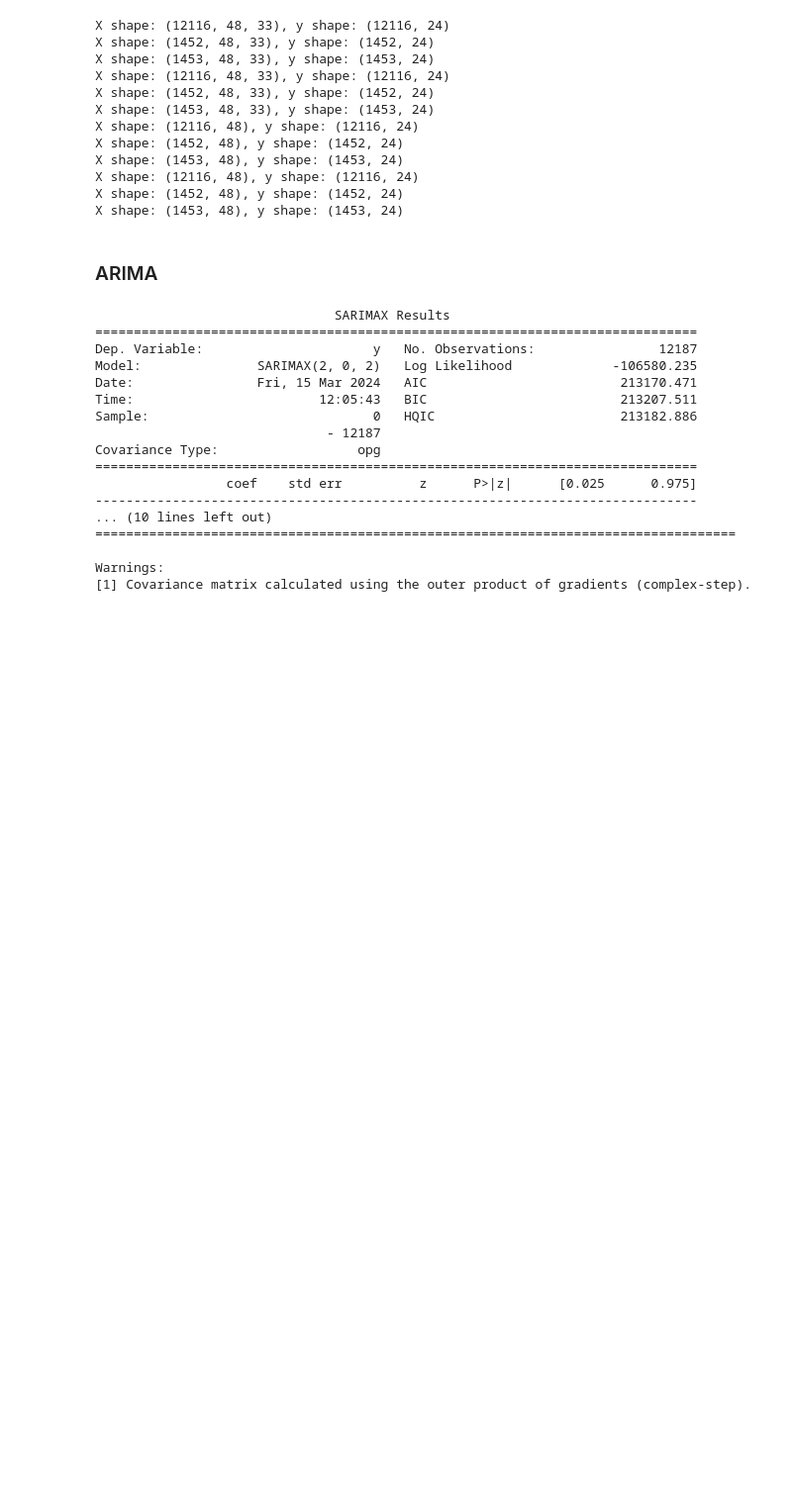
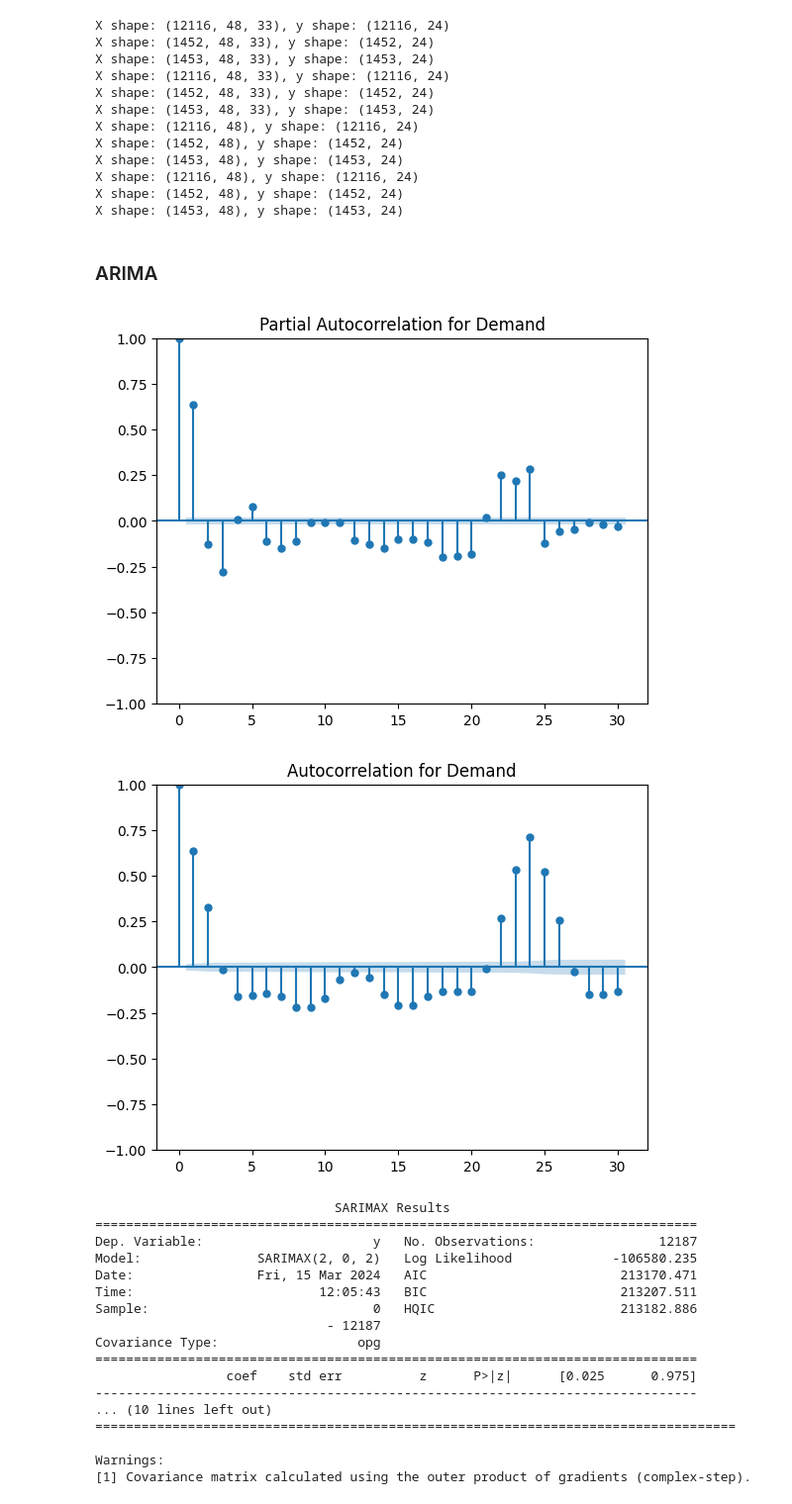
Before and after one commit to justtns/BC2407-Energy-Forecasting, a Jupyter notebook: notebooks/model_building.ipynb, the cells around one changed output. Shown at 99% size. Saved outputs shown, nothing was run; the diff lists cells and outputs as text; code cells hidden in the pictures; blank space fills up the shorter version.

Commit message:
added acf, pacf tests, added to do

```diff
--- a/notebooks/model_building.ipynb
+++ b/notebooks/model_building.ipynb
@@ -13,6 +9,5 @@ WARNING:tensorflow:From c:\Users\justi\anaconda3\Lib\site-packages\keras\src\los
 # %%
-df = pd.read_parquet("data\ENEFIT_dataset.parquet")
-# df = pd.read_parquet("/Users/justin/Desktop/Y2S2/BC2407/Project/data/ENEFIT_dataset.parquet")
+df = pd.read_parquet("../data/processed/ENEFIT_dataset.parquet")
 df['hour'] = df.index.hour
 df['month'] = df.index.month
 df['day'] = df.index.weekday + 1
@@ -136,6 +131,21 @@ X shape: (1453, 48), y shape: (1453, 24)
 # %%
 from statsmodels.tsa.arima.model import ARIMA
 from pmdarima import auto_arima
+# %%
+from statsmodels.graphics.tsaplots import plot_acf, plot_pacf
+
+# PACF for p
+plot_pacf(train_df[target_column_name], lags=30)
+plt.title("Partial Autocorrelation for Demand")
+plt.show()
+
+# ACF for q
+plot_acf(train_df[target_column_name], lags=30)
+plt.title("Autocorrelation for Demand")
+plt.show()
+# %% [output]
+[figure, added]
+[figure, added]
 # %%
 model = auto_arima(train_df[target_column_name], start_p=0, start_q=0,
                             test='adf',
```
Also changed, not shown: parts of 16 cells of this notebook.
